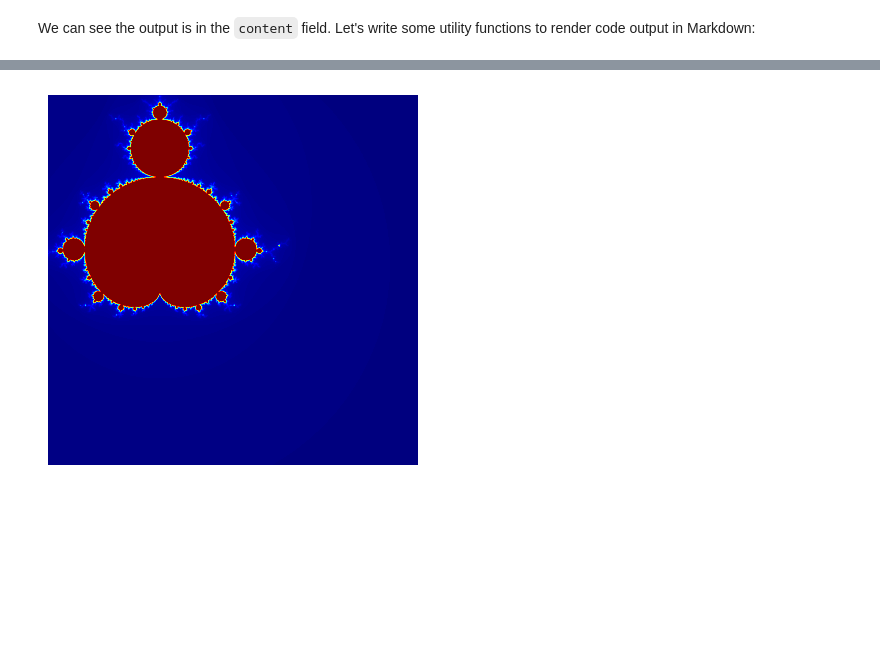
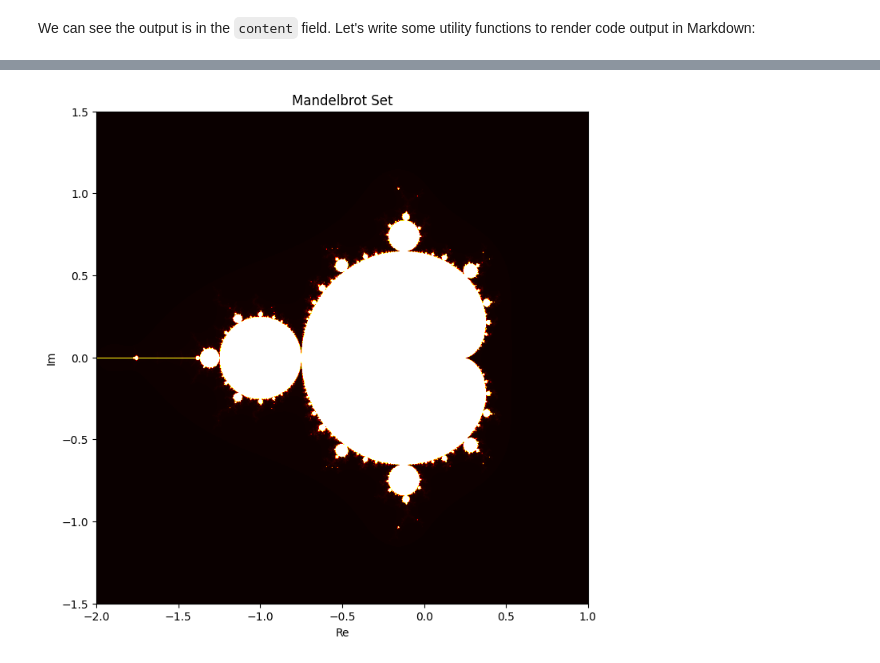
Before and after one commit to malminhas/chatgpt, a Jupyter notebook: chatgpt-playbook.ipynb, the cells around one changed output, grey strips where cells are left out. Saved outputs shown, nothing was run; the diff lists cells and outputs as text; code cells hidden in the pictures; blank space fills up the shorter version.

```diff
--- a/chatgpt-playbook.ipynb
+++ b/chatgpt-playbook.ipynb
@@ -156,35 +169,50 @@ Note that the higher the value of the maximum iterations is, the more precise th
 # %%
 import numpy as np
 import matplotlib.pyplot as plt
 
-def mandelbrot_set(width, height, zoom=1, x_off=0, y_off=0, max_iter=255):
-    # create arrays of x,y values
-    x = np.linspace(-2.5, 1.5, width)
-    y = np.linspace(-2, 2, height)
-    real, imag = np.meshgrid(x,y)
+def mandelbrot(c, max_iter):
+    z = c
+    for n in range(max_iter):
+        if abs(z) > 2:
+            return n
+        z = z*z + c
+    return max_iter
 
-    # convert x,y to complex numbers
-    c = (real + 1j*imag) * zoom
-    c = c - (x_off + 1j*y_off)
+def create_fractal(min_x, max_x, min_y, max_y, image, max_iter):
+    height = image.shape[0]
+    width = image.shape[1]
 
-    # initialize z and output array
-    z = np.zeros_like(c)
-    output = np.zeros(c.shape, dtype=int)
+    pixel_size_x = (max_x - min_x) / width
+    pixel_size_y = (max_y - min_y) / height
 
-    # iterate until max iter or escape criterion is met
-    for i in range(max_iter):
-        notdone = np.less(z.real*z.real + z.imag*z.imag, 4.0)
-        output[notdone] = i
-        z[notdone] = z[notdone]**2 + c[notdone]
+    for x in range(width):
+        for y in range(height):
+            real = min_x + x * pixel_size_x
+            imag = min_y + y * pixel_size_y
+            c = complex(real, imag)
 
-    return output.T
+            color = mandelbrot(c, max_iter)
+            image[y, x] = color
 
-# create the image
-mandel = mandelbrot_set(1000,1000, zoom=0.8, x_off=-0.54015, y_off=-0.6333005)
+# Set the desired size and resolution of the image
+width, height = 800, 800
+dpi = 100
+image = np.zeros((height, width))
 
-# show the image
-plt.imshow(mandel, cmap='jet')
-plt.axis('off')
+# Set the boundary and maximum number of iterations
+min_x, max_x = -2.0, 1.0
+min_y, max_y = -1.5, 1.5
+max_iter = 1000
+
+# Generate the fractal
+create_fractal(min_x, max_x, min_y, max_y, image, max_iter)
+
+# Plot the fractal
+plt.figure(figsize=(width / dpi, height / dpi), dpi=dpi)
+plt.imshow(image, cmap='hot', extent=[min_x, max_x, min_y, max_y])
+plt.title('Mandelbrot Set')
+plt.xlabel('Re')
+plt.ylabel('Im')
 plt.show()
 # %% [output]
-[figure, old version]
+[figure, new version]
```
Also changed, not shown: parts of 6 cells of this notebook.
